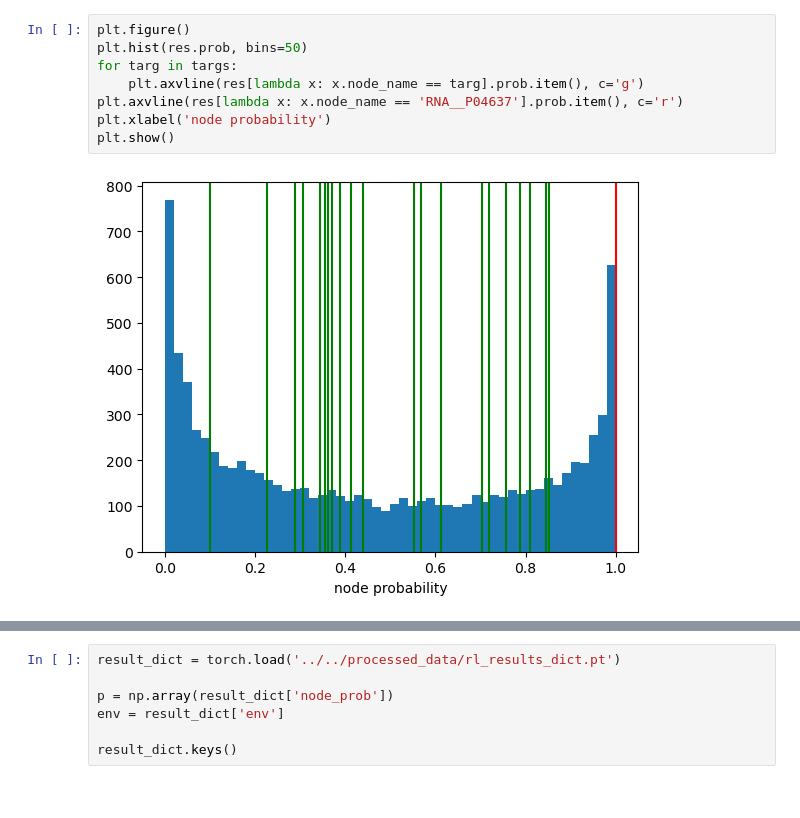
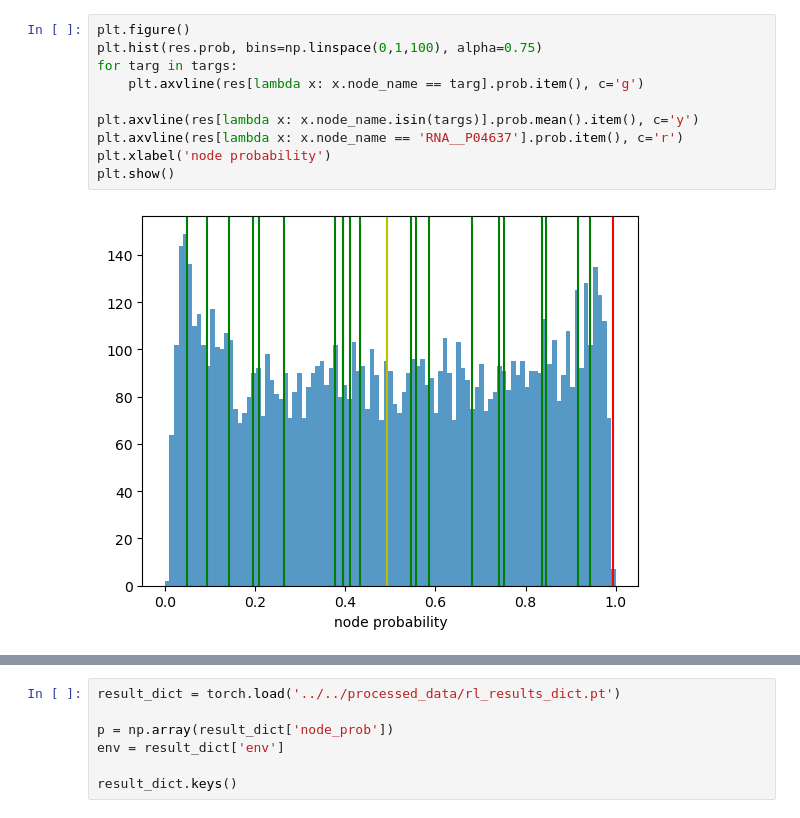
Before and after one commit to nathanieljevans/gsnn-lib, a Jupyter notebook: notebooks/_dev/devvv.ipynb, the cells around one changed output, grey strips where cells are left out. Saved outputs shown, nothing was run; the diff lists cells and outputs as text.

```diff
--- a/notebooks/_dev/devvv.ipynb
+++ b/notebooks/_dev/devvv.ipynb
@@ -88,13 +101,15 @@ res[lambda x: x.node_name.isin(targs)].sort_values('prob', ascending=False)
 # %%
 plt.figure()
-plt.hist(res.prob, bins=50)
+plt.hist(res.prob, bins=np.linspace(0,1,100), alpha=0.75)
 for targ in targs:
     plt.axvline(res[lambda x: x.node_name == targ].prob.item(), c='g')
+
+plt.axvline(res[lambda x: x.node_name.isin(targs)].prob.mean().item(), c='y')
 plt.axvline(res[lambda x: x.node_name == 'RNA__P04637'].prob.item(), c='r')
 plt.xlabel('node probability')
 plt.show()
 # %% [output]
-[figure, old version]
+[figure, new version]
 # %%
 window=25
 tmp = pd.DataFrame({'reward':result_dict['reward_scaler'].rewards})
```
Also changed, not shown: parts of 43 cells of this notebook, 34 other files.
